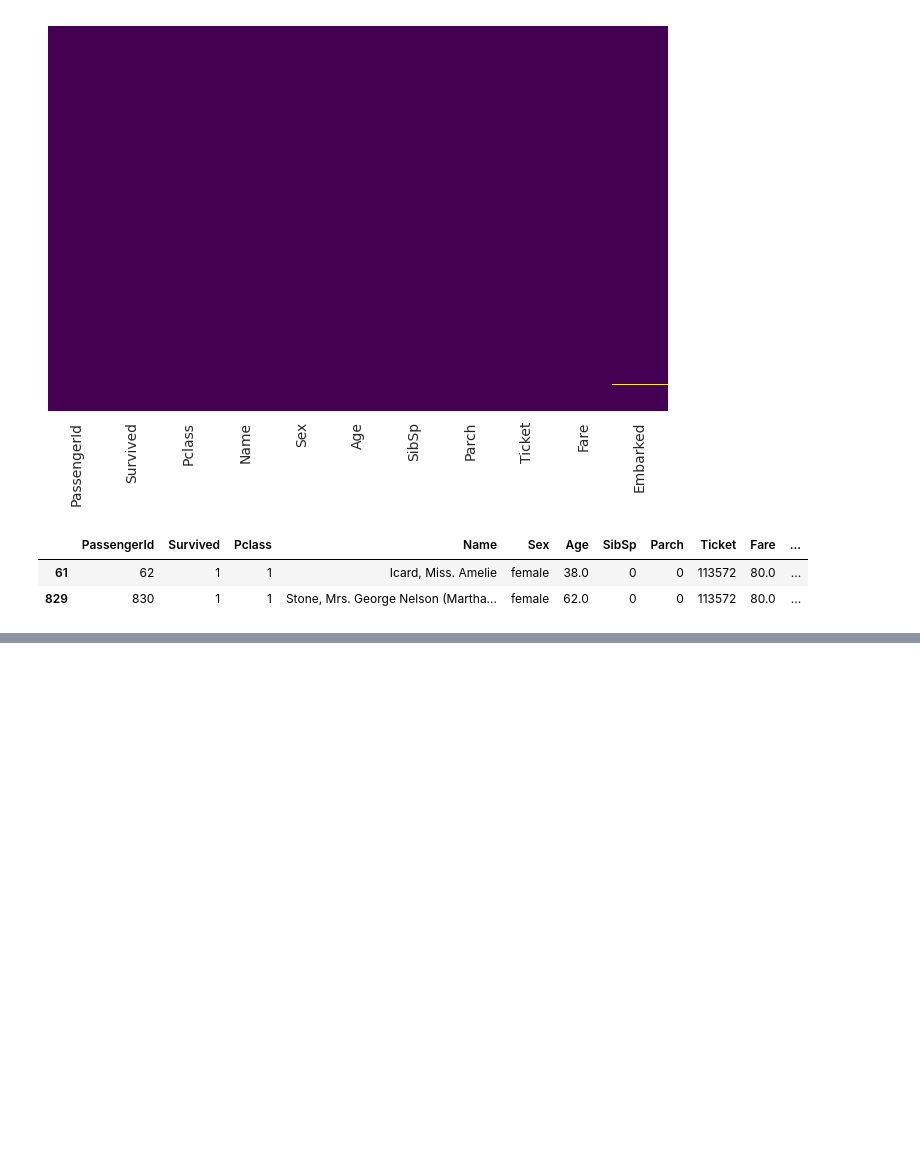
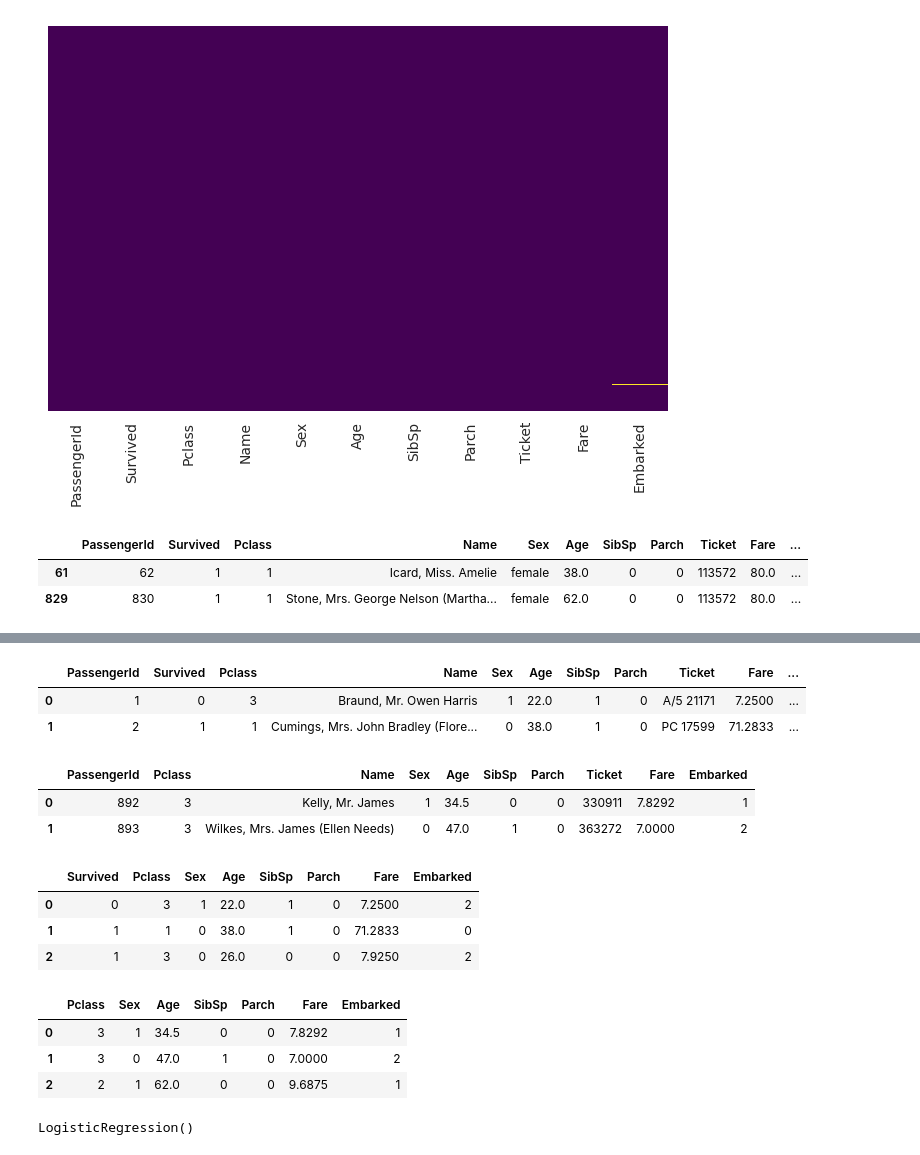
Before and after one commit to azhermurad/machine_learning_with_python, a Jupyter notebook: Logistic Regrssion/logistic_regression_titanic.ipynb, the cells around one changed output, grey strips where cells are left out. Saved outputs shown, nothing was run; the diff lists cells and outputs as text; code cells hidden in the pictures; blank space fills up the shorter version.

Commit message:
train classfication model

```diff
--- a/Logistic Regrssion/logistic_regression_titanic.ipynb
+++ b/Logistic Regrssion/logistic_regression_titanic.ipynb
@@ -189,0 +211,27 @@ titanic_data_train[titanic_data_train.isna().any(axis=1)]
+# %%
+
+# method two
+from sklearn.preprocessing import LabelEncoder
+
+
+# Convert categorical data to numerical data using LabelEncoder
+le = LabelEncoder()
+titanic_data_train["Sex"] =  le.fit_transform(titanic_data_train["Sex"])
+titanic_data_train["Embarked"] =le.fit_transform(titanic_data_train["Embarked"])
+
+
+# for test data
+titanic_data_test["Sex"] =  le.fit_transform(titanic_data_test["Sex"])
+titanic_data_test["Embarked"] =le.fit_transform(titanic_data_test["Embarked"])
+
+titanic_data_train.head(2)
+# %% [output]
+|  | PassengerId | Survived | Pclass | Name | Sex | Age | SibSp | Parch | Ticket | Fare | ... |
+| 0 | 1 | 0 | 3 | Braund, Mr. Owen Harris | 1 | 22.0 | 1 | 0 | A/5 21171 | 7.2500 | ... |
+| 1 | 2 | 1 | 1 | Cumings, Mrs. John Bradley (Flore... | 0 | 38.0 | 1 | 0 | PC 17599 | 71.2833 | ... |
+# %%
+titanic_data_test.head(2)
+# %% [output]
+|  | PassengerId | Pclass | Name | Sex | Age | SibSp | Parch | Ticket | Fare | Embarked |
+| 0 | 892 | 3 | Kelly, Mr. James | 1 | 34.5 | 0 | 0 | 330911 | 7.8292 | 1 |
+| 1 | 893 | 3 | Wilkes, Mrs. James (Ellen Needs) | 0 | 47.0 | 1 | 0 | 363272 | 7.0000 | 2 |
@@ -189,0 +241,14 @@ titanic_data_train[titanic_data_train.isna().any(axis=1)]
+# %%
+titanic_data_train.head(3)
+# %% [output]
+|  | Survived | Pclass | Sex | Age | SibSp | Parch | Fare | Embarked |
+| 0 | 0 | 3 | 1 | 22.0 | 1 | 0 | 7.2500 | 2 |
+| 1 | 1 | 1 | 0 | 38.0 | 1 | 0 | 71.2833 | 0 |
+| 2 | 1 | 3 | 0 | 26.0 | 0 | 0 | 7.9250 | 2 |
+# %%
+titanic_data_test.head(3)
+# %% [output]
+|  | Pclass | Sex | Age | SibSp | Parch | Fare | Embarked |
+| 0 | 3 | 1 | 34.5 | 0 | 0 | 7.8292 | 1 |
+| 1 | 3 | 0 | 47.0 | 1 | 0 | 7.0000 | 2 |
+| 2 | 2 | 1 | 62.0 | 0 | 0 | 9.6875 | 1 |
@@ -189,0 +270,8 @@ titanic_data_train[titanic_data_train.isna().any(axis=1)]
+# %%
+# now train model
+from sklearn.linear_model import LogisticRegression
+from sklearn.metrics import classification_report,accuracy_score,confusion_matrix
+lgt_model = LogisticRegression()
+lgt_model.fit(x_train,y_train)
+# %% [output]
+LogisticRegression()
```
Also changed, not shown: parts of 11 cells of this notebook.
